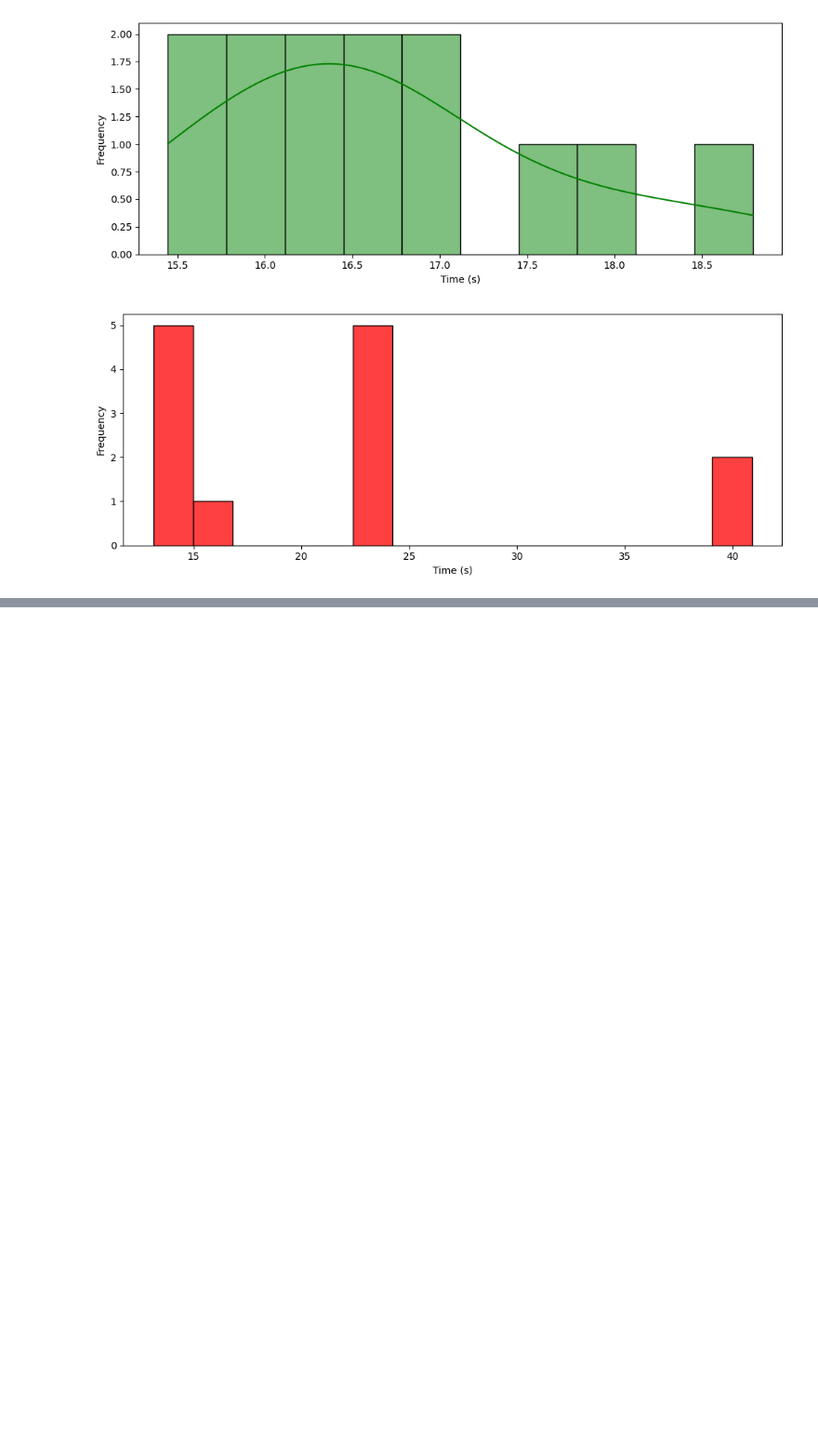
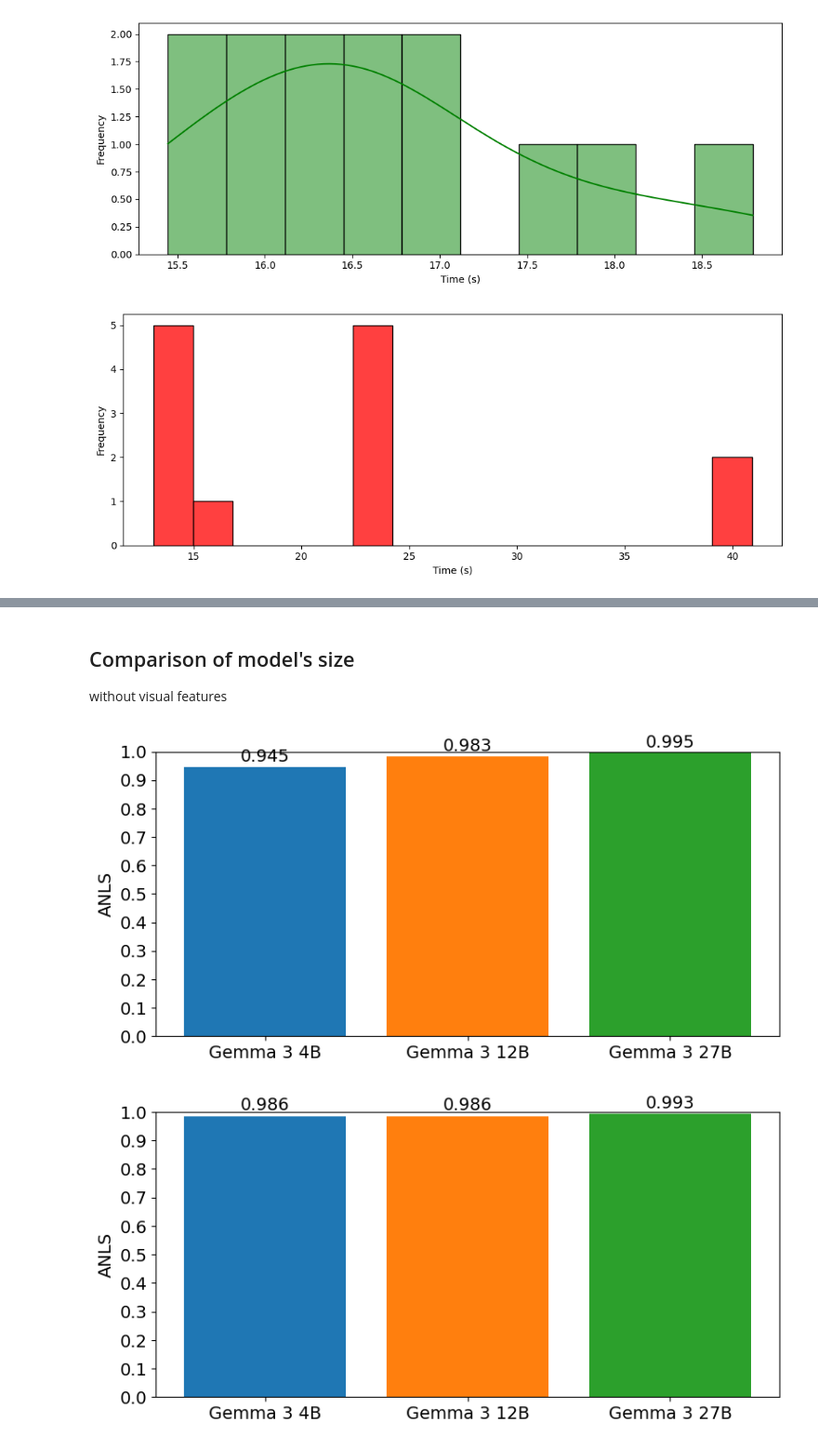
Before and after one commit to Exagor/master-thesis-achten, a Jupyter notebook: figs/plots.ipynb, the cells around one changed output, grey strips where cells are left out. Shown at 93% size. Drawn from its saved outputs; the diff is of its cells as text; code cells hidden in the pictures; blank space fills up the shorter version.

```diff
--- a/figs/plots.ipynb
+++ b/figs/plots.ipynb
@@ -166,0 +208,47 @@ plt.show()
+# %% [markdown]
+## Comparison of model's size
+without visual features
+# %%
+#for metadata prompt
+categories = ['Gemma 3 4B', 'Gemma 3 12B', 'Gemma 3 27B']
+anls_4B = 0.945
+anls_12B = 0.983
+anls_27B = 0.995
+values = [anls_4B, anls_12B, anls_27B]
+
+
+plt.figure(figsize=(8, 4))
+plt.bar(categories, values, color=['tab:blue', 'tab:orange', 'tab:green'])
+for i, v in enumerate(values):
+    plt.text(i, v + 0.02, f'{v:.3f}', ha='center', fontsize=14)
+
+plt.xticks(fontsize=14)
+plt.ylabel('ANLS', fontsize=14)
+#plt.title('Comparison of ANLS over the model size')
+plt.ylim([0, 1])
+plt.yticks(np.arange(0, 1.1, 0.1), fontsize=14)
+
+plt.tight_layout()
+plt.savefig(f"{folder_plots}gemma_size_comparison_meta_noV.pdf")
+plt.show()
+
+#for mutation prompt
+anls_4B = 0.986
+anls_12B = 0.986
+anls_27B = 0.993
+values = [anls_4B, anls_12B, anls_27B]
+plt.figure(figsize=(8, 4))
+plt.bar(categories, values, color=['tab:blue', 'tab:orange', 'tab:green'])
+for i, v in enumerate(values):
+    plt.text(i, v + 0.02, f'{v:.3f}', ha='center', fontsize=14)
+plt.xticks(fontsize=14)
+plt.ylabel('ANLS', fontsize=14)
+#plt.title('Comparison of ANLS over the model size')
+plt.ylim([0, 1])
+plt.yticks(np.arange(0, 1.1, 0.1), fontsize=14)
+plt.tight_layout()
+plt.savefig(f"{folder_plots}gemma_size_comparison_mut_noV.pdf")
+plt.show()
+# %% [output]
+[figure, added]
+[figure, added]
```
Also changed, not shown: parts of 4 cells of this notebook, 18 other files.
